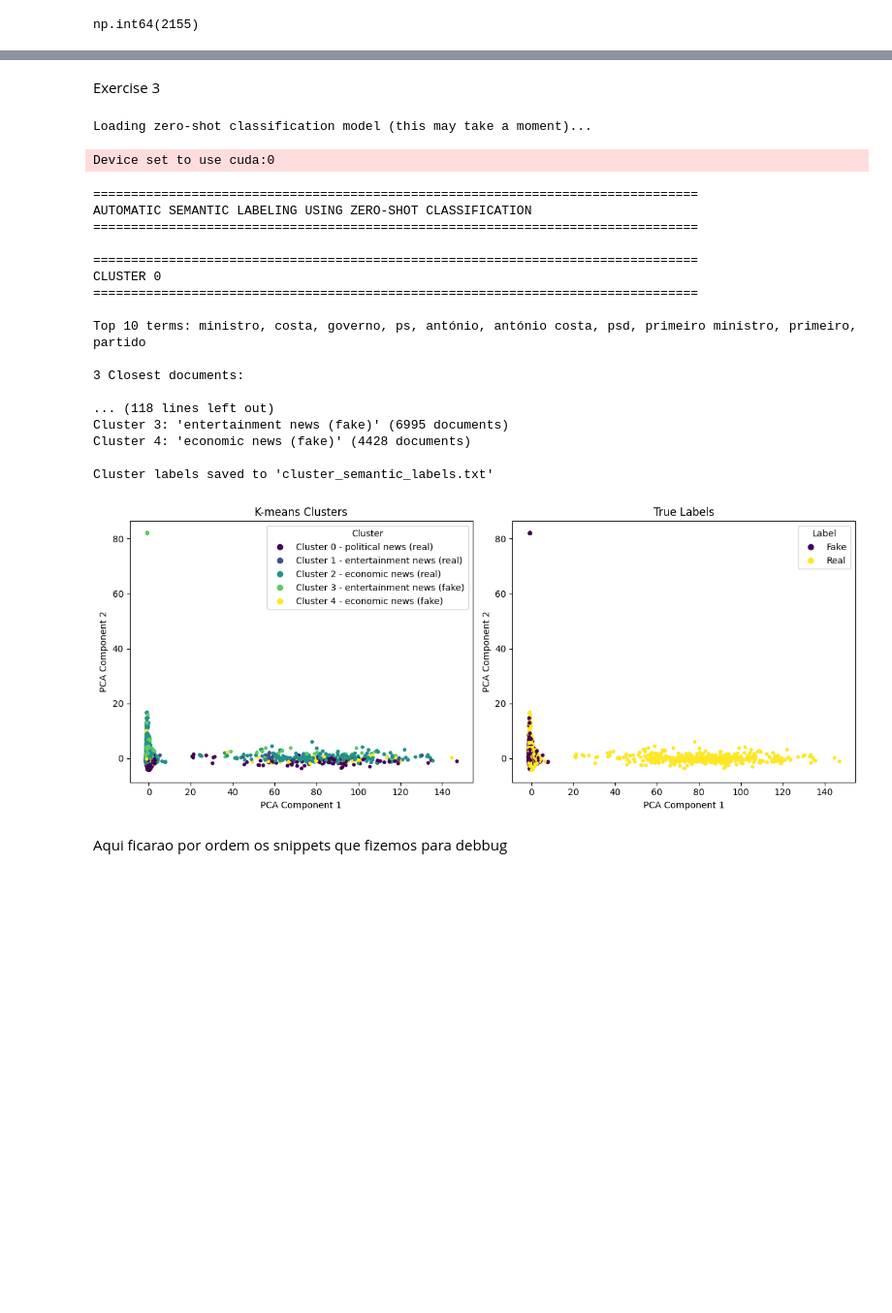
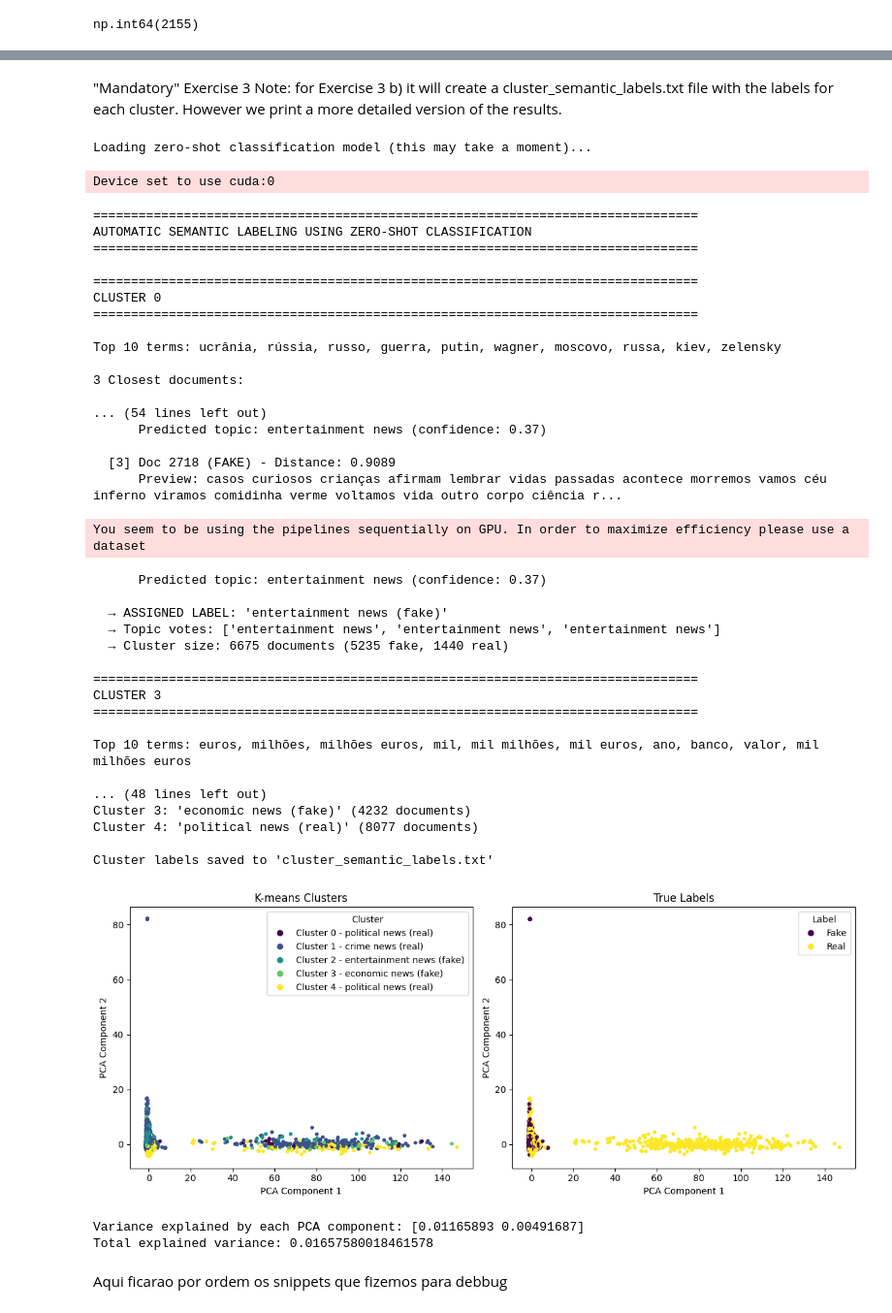
Before and after one commit to bennyc0de/portuguese-fake-news-detection, a Jupyter notebook: NN.ipynb, the cells around one changed output, grey strips where cells are left out. Shown at 97% size. Drawn from its saved outputs; the diff is of its cells as text; code cells hidden in the pictures; blank space fills up the shorter version.

```diff
--- a/NN.ipynb
+++ b/NN.ipynb
@@ -382,14 +416,12 @@ for name in models_names:
     model_path = os.path.join(RESULTS_DIR, f"{name}_best_estimator.joblib")
     best_models[name] = joblib.load(model_path)
 
-    #show the classification report for each model
+#load the data again
+vectorizer = joblib.load(VEC_PATH)
+df_train_cleaned = pd.read_csv(TRAIN_CLEANED_PATH, header=0)
 
-
-    #ATUALMENTE ESTAMOS A USAR APENAS ESTA FUNCAO PARA OBTER AS METRICAS, MAS SE QUISERMOS TAMBEM PODEMOS DESCOMENTAR O CODIGO ABAIXO PARA MOSTRAR OS REPORTS
-    #print(f"\n=== Classification Report for {name} on Training Data using 5-fold CV ===")
-    #y_pred = cross_val_predict(best_models[name], X, y, cv=cv, n_jobs=-1)
-    #print("classification report (cv):")
-    #print(classification_report(y, y_pred, digits=4))
+X = vectorizer.transform(df_train_cleaned['Text'])
+y = df_train_cleaned['Label'].values
 
 dfm, scores_cache = compute_metrics(best_models, X, y)
 plot_roc_for_best(dfm, scores_cache, y)
@@ -599,5 +579,6 @@ LIME-based classification accuracy over 1000 random samples: 0.879
 # %% [markdown]
-Exercise 3
+"Mandatory" Exercise 3
+Note: for Exercise 3 b) it will create a cluster_semantic_labels.txt file with the labels for each cluster. However we print a more detailed version of the results.
 # %%
 
 vectorizer = joblib.load(VEC_PATH)
@@ -625,12 +606,12 @@ print("Loading zero-shot classification model (this may take a moment)...")
 
 classifier = pipeline("zero-shot-classification",
                      model="typeform/distilbert-base-uncased-mnli",
-                     device=-0)  # use device=0 if you have GPU
+                     device=0)  # use device=0 if you have GPU
 
 # Define candidate topic labels
-candidate_labels = ["political news", "health news", "sports news","military conflict news",
+candidate_labels = ["political news", "health news", "sports news",
                    "entertainment news", "economic news", "crime news",
-                   "science news", "general news"]
+                   "science news", "general news", "russia-ukraine conflict news"]
 
 # Dictionary to store semantic labels
 cluster_labels = {}
@@ -726,9 +707,8 @@ y = df_train_cleaned['Label'].values
 scaler = StandardScaler()
 X_scaled = scaler.fit_transform(X)
 
-#Não sei se o X_scaled está bem, o gráfico fica mesmo estranho
 
-#
+
 pca = PCA(n_components=2)
 X_pca = pca.fit_transform(X_scaled)
 plt.figure(figsize=(12, 5))
@@ -746,39 +726,62 @@ plt.legend(handles=handles1, title="Cluster", loc='best')
 
 # True Labels subplot
 plt.subplot(1, 2, 2)
 scatter2 = plt.scatter(X_pca[:, 0], X_pca[:, 1], c=df_train_cleaned['Label'], cmap='viridis', s=10)
 plt.title('True Labels')
 plt.xlabel('PCA Component 1')
 plt.ylabel('PCA Component 2')
 # Add legend for true labels
 handles2 = [plt.Line2D([0], [0], marker='o', color='w',
                        markerfacecolor=scatter2.cmap(scatter2.norm(i)), markersize=8,
                        label='Fake' if i == 0 else 'Real') for i in [0, 1]]
 plt.legend(handles=handles2, title="Label", loc='best')
 
 plt.tight_layout()
 plt.show()
+
+print("Variance explained by each PCA component:", pca.explained_variance_ratio_)
+print("Total explained variance:", pca.explained_variance_ratio_.sum())
 # %% [output]
 Loading zero-shot classification model (this may take a moment)...
 Device set to use cuda:0
 ================================================================================
 AUTOMATIC SEMANTIC LABELING USING ZERO-SHOT CLASSIFICATION
 ================================================================================
 
 ================================================================================
 CLUSTER 0
 ================================================================================
 
-Top 10 terms: ministro, costa, governo, ps, antónio, antónio costa, psd, primeiro ministro, primeiro, partido
+Top 10 terms: ucrânia, rússia, russo, guerra, putin, wagner, moscovo, russa, kiev, zelensky
 
 3 Closest documents:
 
-... (118 lines left out)
-Cluster 3: 'entertainment news (fake)' (6995 documents)
-Cluster 4: 'economic news (fake)' (4428 documents)
+... (54 lines left out)
+      Predicted topic: entertainment news (confidence: 0.37)
 
-Cluster labels saved to 'cluster_semantic_labels.txt'
+  [3] Doc 2718 (FAKE) - Distance: 0.9089
+      Preview: casos curiosos crianças afirmam lembrar vidas passadas acontece morremos vamos céu inferno viramos comidinha verme voltamos vida outro corpo ciência r...
+You seem to be using the pipelines sequentially on GPU. In order to maximize efficiency please use a dataset
+      Predicted topic: entertainment news (confidence: 0.37)
+
+  → ASSIGNED LABEL: 'entertainment news (fake)'
+  → Topic votes: ['entertainment news', 'entertainment news', 'entertainment news']
+  → Cluster size: 6675 documents (5235 fake, 1440 real)
+
+================================================================================
+CLUSTER 3
+================================================================================
+
+Top 10 terms: euros, milhões, milhões euros, mil, mil milhões, mil euros, ano, banco, valor, mil milhões euros
+
+... (48 lines left out)
+Cluster 3: 'economic news (fake)' (4232 documents)
+Cluster 4: 'political news (real)' (8077 documents)
+
+Cluster labels saved to 'cluster_semantic_labels.txt'
-[figure, old version]
+[figure, new version]
+Variance explained by each PCA component: [0.01165893 0.00491687]
+Total explained variance: 0.01657580018461578
 # %% [markdown]
 Aqui ficarao por ordem os snippets que fizemos para debbug
 # %%
```
Also changed, not shown: parts of 20 cells of this notebook, 7 other files.
